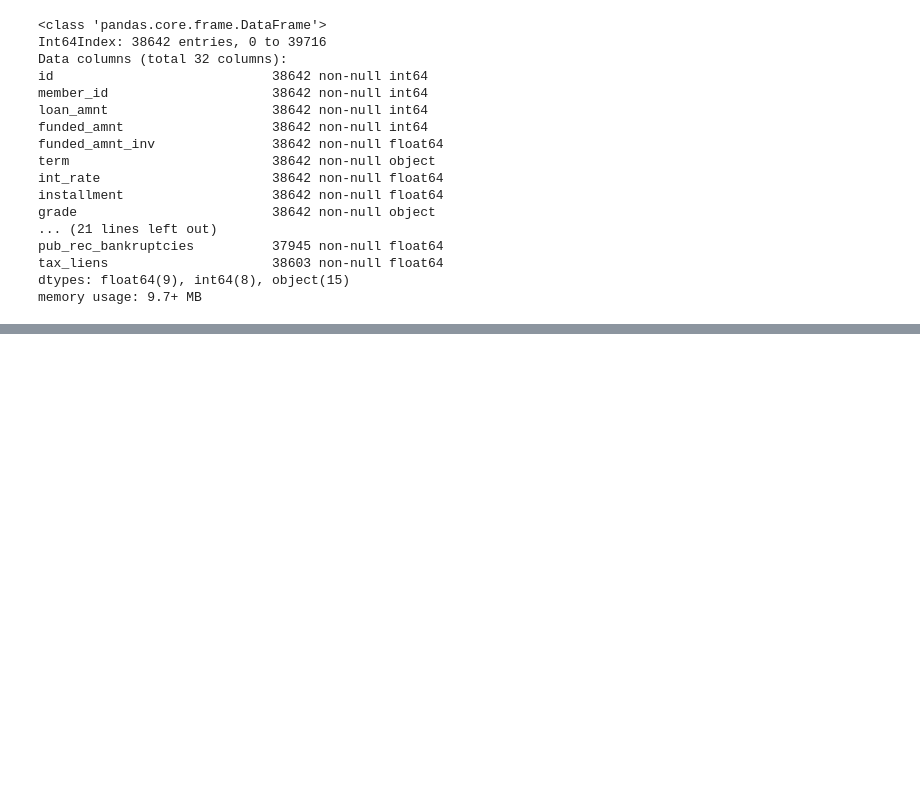
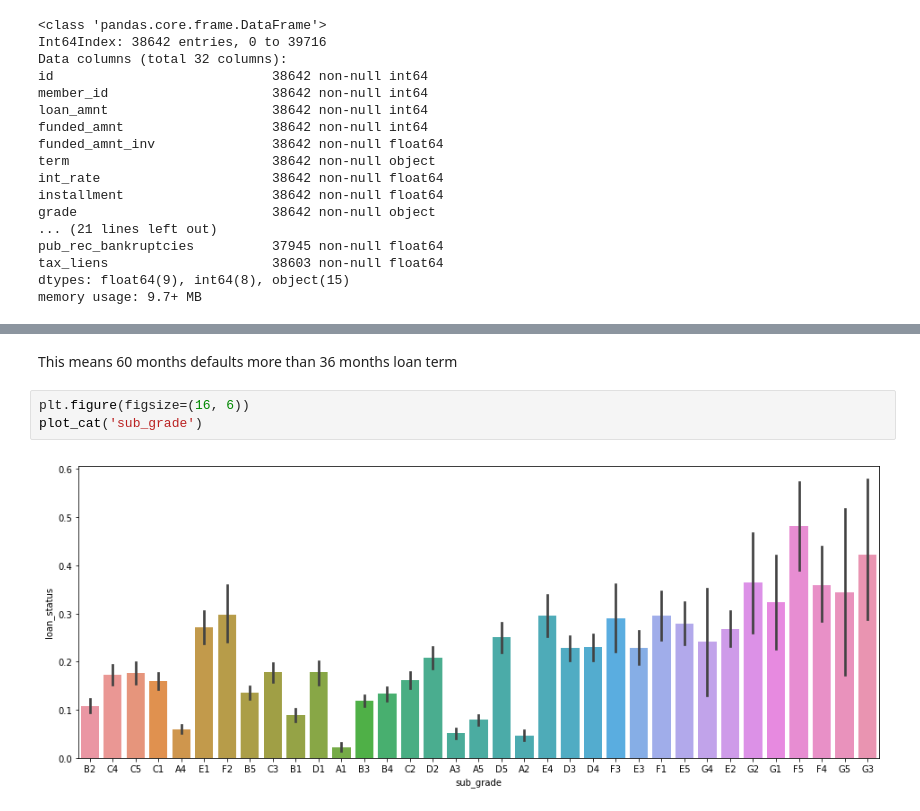
Before and after one commit to amnpandey/pgdml, a Jupyter notebook: LendingClub_assignment.ipynb, the cells around one changed output, grey strips where cells are left out. Cells and saved outputs as stored; diff of their text form; blank space fills up the shorter version.

```diff
--- a/LendingClub_assignment.ipynb
+++ b/LendingClub_assignment.ipynb
@@ -420,0 +503,7 @@ memory usage: 9.7+ MB
+# %% [markdown]
+This means 60 months defaults more than 36 months loan term
+# %%
+plt.figure(figsize=(16, 6))
+plot_cat('sub_grade')
+# %% [output]
+[figure, added]
```
Also changed, not shown: parts of 44 cells of this notebook.
